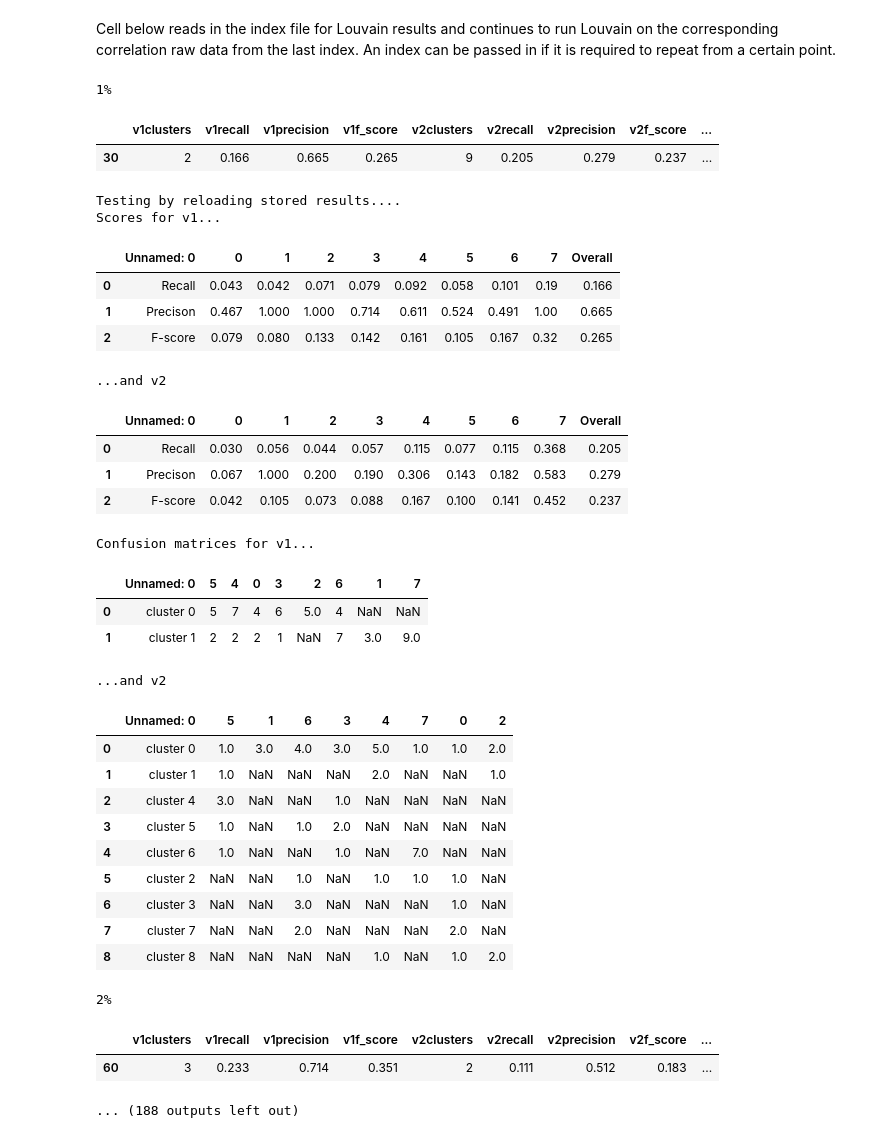
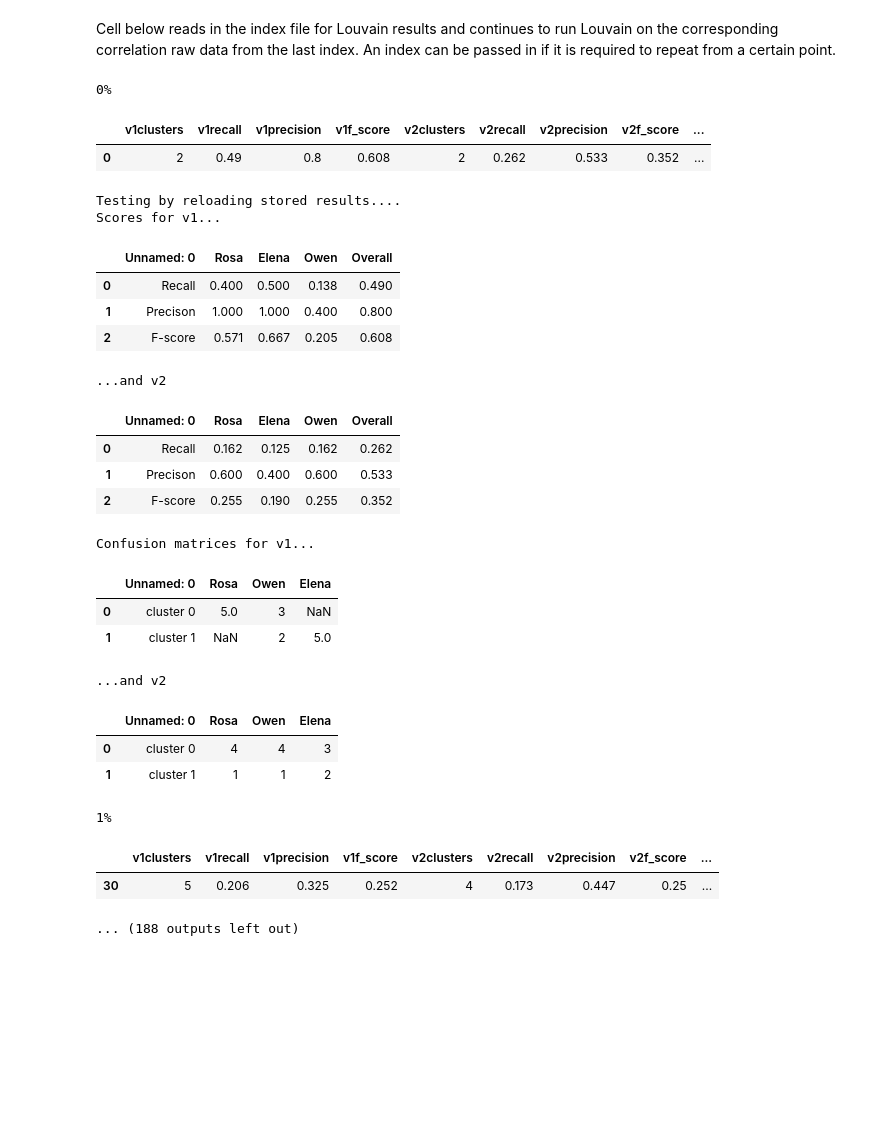
Before and after one commit to owenldennis/Tweet-timings, a Jupyter notebook: src/Community_detection.ipynb, the cells around one changed output. Drawn from its saved outputs; the diff is of its cells as text; code cells hidden in the pictures; blank space fills up the shorter version.

```diff
--- a/src/Community_detection.ipynb
+++ b/src/Community_detection.ipynb
@@ -11,19 +11,19 @@ linear_reg = True
 regression_on_cols = ['v1f_score','v2f_score']
 target_results_cols = ['v1f_score','v2f_score']
 
-Louvain_version = '2'
+Louvain_version = '3'
 df_correlations=pd.read_csv("..\Results\multiple_pop_correlations_index.csv",index_col = 0)
 df_Louvain = pd.read_csv("..\Results\Louvain_{0}_results.csv".format(Louvain_version),index_col = 0)
 #display(df_correlations.head(5))
 #display(df_Louvain.head(5))
 df = pd.concat([df_correlations,df_Louvain], axis = 1)
-
+#print(df.columns)
 # show overall results
-meanv1_fscore = df.loc['v1f_score'].mean()
-meanv2_fscore = df.loc['v2f_score'].mean()
+meanv1_fscore = df['v1f_score'].mean()
+meanv2_fscore = df['v2f_score'].mean()
 df_similar = df.loc[df['individuals within populations similar'] == True]
-meanv1_sim = df_similar.loc['v1f_score'].mean()
-meanv2_sim = df_similar.loc['v2f_score'].mean()
+meanv1_sim = df_similar['v1f_score'].mean()
+meanv2_sim = df_similar['v2f_score'].mean()
 print("Overall results for Louvain version {0}".format(Louvain_version))
 print("Mean f-score for Louvain community detection for v1/v2 sigma across all results is {0}/{1}".format(meanv1_fscore,meanv2_fscore))
 print("Mean f-score when only counting populations of similar individuals is {0}/{1}".format(meanv1_sim,meanv2_sim))
@@ -80,11 +76,14 @@ import Louvain
 import numpy as np
 import os
 
-Louvain_version = '2'
+Louvain_version = '3'
 Louvain_index_file = "{0}/Louvain_{1}_results.csv".format(pc.RESULTS_DIR,Louvain_version)
 next_index = None
+start_again = False
+store_results = False
 
 # turn index of correlation results into dataframe
+i = np.random.randint(2999)
 index_df=pd.read_csv("{0}".format(pc.INDEX_FILE),index_col = 0)
 # load completed results csv into dataframe if it already exists
 try:
@@ -95,6 +94,10 @@ try:
     else:
         next_index = Louvain_results.index[-1] + 1
 except FileNotFoundError:
+    Louvain_results = pd.DataFrame()
+    next_index = 0
+
+if start_again:
     Louvain_results = pd.DataFrame()
     next_index = 0
 
@@ -109,6 +112,10 @@ for index in index_df.index[next_index:]:
         os.mkdir(results_path)
     except FileExistsError:
         pass
+
+    if not store_results:
+        results_path = ""
+
     v1_df, v2_df = taf.load_results_to_dfs(data_dir)
     meta_params = pd.read_csv("{0}/meta_params.csv".format(data_dir))
     params = pd.read_csv("{0}/population_parameters.csv".format(data_dir))
@@ -130,57 +137,50 @@ for index in index_df.index[next_index:]:
     new_row['Louvain results path'] = results_path
     new_row['n'] = number_of_populations
     new_row.index = [index]
     if len(Louvain_results.index):
         Louvain_results = pd.concat([Louvain_results, new_row])
     else:
         Louvain_results = new_row
 
     if index == index_df.index[-1] or not index%30:
         # store accumulated results in csv file
         Louvain_results.to_csv(Louvain_index_file)
         print("{0}%".format(int(index/30), end = ","))
         display(Louvain_results.tail(1))
 
         print("Testing by reloading stored results....")
         print("Scores for v1...")
         display(pd.read_csv("{0}/Louvain_{1}/v1recall_precision_fscores.csv".format(data_dir, Louvain_version)))
         print("...and v2")
         display(pd.read_csv("{0}/Louvain_{1}/v2recall_precision_fscores.csv".format(data_dir, Louvain_version)))
         print("Confusion matrices for v1...")
         display(pd.read_csv("{0}/Louvain_{1}/v1confusion_matrix.csv".format(data_dir, Louvain_version)))
         print("...and v2")
         display(pd.read_csv("{0}/Louvain_{1}/v2confusion_matrix.csv".format(data_dir, Louvain_version)))
 # %% [output]
-1%
+0%
 |  | v1clusters | v1recall | v1precision | v1f_score | v2clusters | v2recall | v2precision | v2f_score | ... |
-| 30 | 2 | 0.166 | 0.665 | 0.265 | 9 | 0.205 | 0.279 | 0.237 | ... |
+| 0 | 2 | 0.49 | 0.8 | 0.608 | 2 | 0.262 | 0.533 | 0.352 | ... |
 Testing by reloading stored results....
 Scores for v1...
-|  | Unnamed: 0 | 0 | 1 | 2 | 3 | 4 | 5 | 6 | 7 | Overall |
-| 0 | Recall | 0.043 | 0.042 | 0.071 | 0.079 | 0.092 | 0.058 | 0.101 | 0.19 | 0.166 |
-| 1 | Precison | 0.467 | 1.000 | 1.000 | 0.714 | 0.611 | 0.524 | 0.491 | 1.00 | 0.665 |
-| 2 | F-score | 0.079 | 0.080 | 0.133 | 0.142 | 0.161 | 0.105 | 0.167 | 0.32 | 0.265 |
+|  | Unnamed: 0 | Rosa | Elena | Owen | Overall |
+| 0 | Recall | 0.400 | 0.500 | 0.138 | 0.490 |
+| 1 | Precison | 1.000 | 1.000 | 0.400 | 0.800 |
+| 2 | F-score | 0.571 | 0.667 | 0.205 | 0.608 |
 ...and v2
-|  | Unnamed: 0 | 0 | 1 | 2 | 3 | 4 | 5 | 6 | 7 | Overall |
-| 0 | Recall | 0.030 | 0.056 | 0.044 | 0.057 | 0.115 | 0.077 | 0.115 | 0.368 | 0.205 |
-| 1 | Precison | 0.067 | 1.000 | 0.200 | 0.190 | 0.306 | 0.143 | 0.182 | 0.583 | 0.279 |
-| 2 | F-score | 0.042 | 0.105 | 0.073 | 0.088 | 0.167 | 0.100 | 0.141 | 0.452 | 0.237 |
+|  | Unnamed: 0 | Rosa | Elena | Owen | Overall |
+| 0 | Recall | 0.162 | 0.125 | 0.162 | 0.262 |
+| 1 | Precison | 0.600 | 0.400 | 0.600 | 0.533 |
+| 2 | F-score | 0.255 | 0.190 | 0.255 | 0.352 |
 Confusion matrices for v1...
-|  | Unnamed: 0 | 5 | 4 | 0 | 3 | 2 | 6 | 1 | 7 |
-| 0 | cluster 0 | 5 | 7 | 4 | 6 | 5.0 | 4 | NaN | NaN |
-| 1 | cluster 1 | 2 | 2 | 2 | 1 | NaN | 7 | 3.0 | 9.0 |
+|  | Unnamed: 0 | Rosa | Owen | Elena |
+| 0 | cluster 0 | 5.0 | 3 | NaN |
+| 1 | cluster 1 | NaN | 2 | 5.0 |
 ...and v2
-|  | Unnamed: 0 | 5 | 1 | 6 | 3 | 4 | 7 | 0 | 2 |
-| 0 | cluster 0 | 1.0 | 3.0 | 4.0 | 3.0 | 5.0 | 1.0 | 1.0 | 2.0 |
-| 1 | cluster 1 | 1.0 | NaN | NaN | NaN | 2.0 | NaN | NaN | 1.0 |
-| 2 | cluster 4 | 3.0 | NaN | NaN | 1.0 | NaN | NaN | NaN | NaN |
-| 3 | cluster 5 | 1.0 | NaN | 1.0 | 2.0 | NaN | NaN | NaN | NaN |
-| 4 | cluster 6 | 1.0 | NaN | NaN | 1.0 | NaN | 7.0 | NaN | NaN |
-| 5 | cluster 2 | NaN | NaN | 1.0 | NaN | 1.0 | 1.0 | 1.0 | NaN |
-| 6 | cluster 3 | NaN | NaN | 3.0 | NaN | NaN | NaN | 1.0 | NaN |
-| 7 | cluster 7 | NaN | NaN | 2.0 | NaN | NaN | NaN | 2.0 | NaN |
-| 8 | cluster 8 | NaN | NaN | NaN | NaN | 1.0 | NaN | 1.0 | 2.0 |
+|  | Unnamed: 0 | Rosa | Owen | Elena |
+| 0 | cluster 0 | 4 | 4 | 3 |
+| 1 | cluster 1 | 1 | 1 | 2 |
-2%
+1%
 |  | v1clusters | v1recall | v1precision | v1f_score | v2clusters | v2recall | v2precision | v2f_score | ... |
-| 60 | 3 | 0.233 | 0.714 | 0.351 | 2 | 0.111 | 0.512 | 0.183 | ... |
+| 30 | 5 | 0.206 | 0.325 | 0.252 | 4 | 0.173 | 0.447 | 0.25 | ... |
 ... (188 outputs left out)
```
Also changed, not shown: parts of 1 cell of this notebook, 1 other file.
